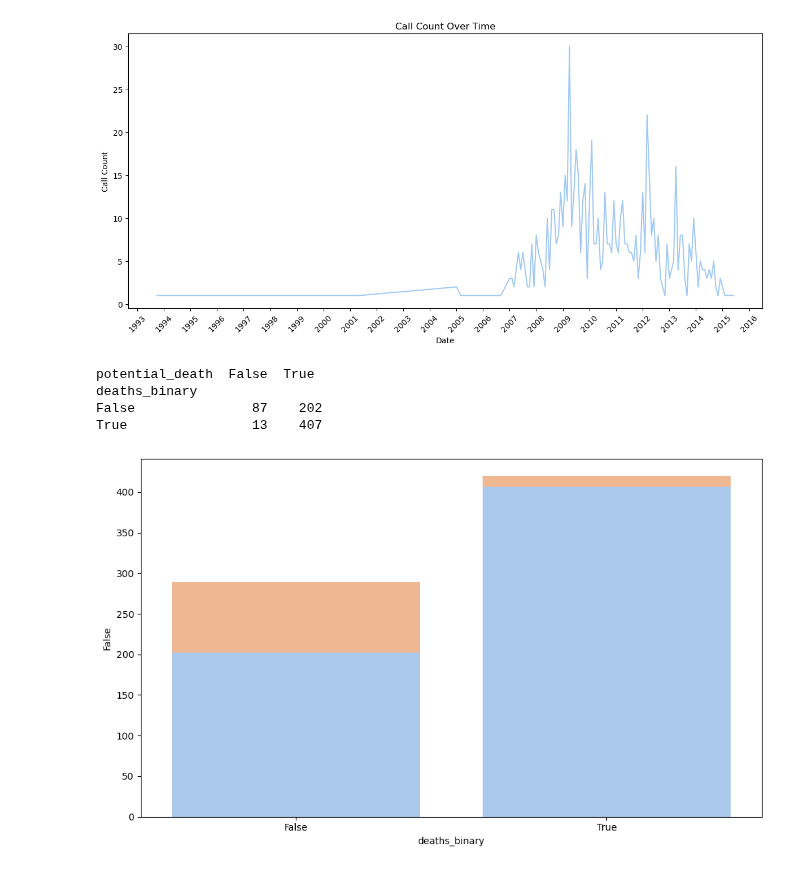
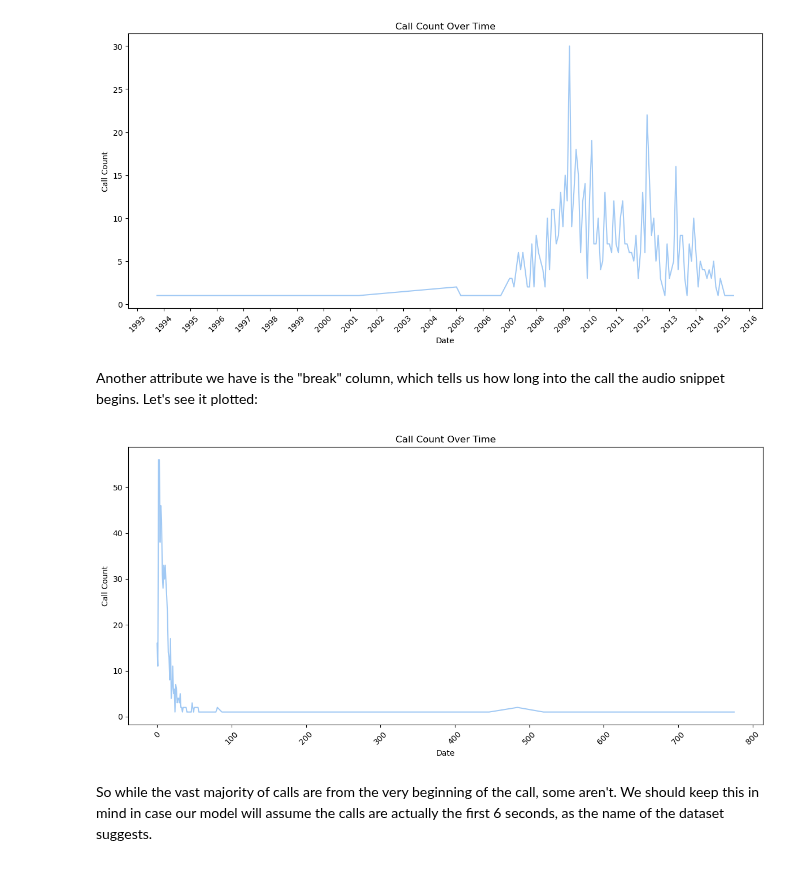
Before and after one commit to ramwtz/data-science-project, a Jupyter notebook: main.ipynb, the cells around one changed output. Saved outputs shown, nothing was run; the diff lists cells and outputs as text; code cells hidden in the pictures.

```diff
--- a/main.ipynb
+++ b/main.ipynb
@@ -77,0 +87,3 @@ First off, let's clean this data:
+# %%
+df_clean = df.drop_duplicates(subset=['link'])
+print(f"total dataset count after deduplication: {len(df_clean)}")
@@ -78,12 +128,4 @@ First off, let's clean this data:
 # %%
-# drop the duplicates
-df_clean = df.drop_duplicates(subset=['id'])
-print(f"total dataset count after deduplication: {len(df_clean)}") # 710 - no duplicates
-
-# Transform binaries to booleans
-df_clean['false_alarm'] = df['false_alarm'].replace({1: True, 0: False})
-df_clean['potential_death'] = df['potential_death'].replace({1: True, 0: False})
-df_clean['deaths_binary'] = df['deaths_binary'].replace({1: True, 0: False})
 
 # Transform the date from string to datetime
 def add_leading_zero(date_str):
@@ -95,8 +137,6 @@ def add_leading_zero(date_str):
         return date_str
 
 # Apply the function add_leading_zero to the 'date' column to make sure it starts with a 0
-df_clean['date'] = df['date'].astype(str).apply(add_leading_zero)
-
-# Assuming the 'date' column in your DataFrame is in datetime format
-df_clean['date_dt'] = pd.to_datetime(df_clean['date'], format='%m/%y', errors='coerce')
+df_clean['date_dt'] = pd.to_datetime(df['date'].astype(str).apply(add_leading_zero), format='%m/%y', errors='coerce')
+df_clean['date_dt']
 # %% [output]
@@ -115,0 +162,6 @@ Name: date_dt, Length: 710, dtype: datetime64[ns]
+# %%
+dfc = df.copy()
+# Transform binaries to booleans
+df_clean['false_alarm'] = dfc['false_alarm'].replace({1: True, 0: False})
+df_clean['potential_death'] = dfc['potential_death'].replace({1: True, 0: False})
+df_clean['deaths_binary'] = dfc['deaths_binary'].replace({1: True, 0: False})
@@ -202,26 +311,24 @@ plt.tight_layout()
 plt.show()
 # %% [output]
 [figure]
-# %%
-# Group the data by 'deaths_bool' and 'potential_deaths' columns and count the occurrences
-grouped_data = df_clean.groupby(['deaths_binary', 'potential_death'])['id'].count().unstack()
-print(grouped_data)
-# Create a bar chart
-plt.figure(figsize=(10, 6))
-sns.barplot(data=grouped_data.reset_index(), x='deaths_binary', y=True, color=next(palette), label='Potential Death')
-sns.barplot(data=grouped_data.reset_index(), x='deaths_binary', y=False, color=next(palette), label='Not Potential Death', bottom=grouped_data[True])
-
-ax.set_xlabel('Potential Deaths')
-ax.set_ylabel('Count')
-ax.set_title('Cases with Potential Deaths and Outcomes')
-ax.legend(title='Death Occurred', labels=['No', 'Yes'], loc='upper right')
-
-plt.xticks(rotation=0)  # Keep x-axis labels horizontal
-plt.tight_layout()
-plt.show()
-# %% [output]
-potential_death  False  True
-deaths_binary
-False               87    202
-True                13    407
-[figure, removed]
+# %% [markdown]
+Another attribute we have is the "break" column, which tells us how long into the call the audio snippet begins. Let's see it plotted:
+# %%
+# Group the data by date and count the calls for each date
+calls_by_break = df_clean.groupby('break')['id'].count().reset_index()
+
+# Create a line chart
+plt.figure(figsize=(12, 6))
+sns.lineplot(data=calls_by_break, x='break', y='id')
+
+plt.xticks(rotation=45)
+
+plt.xlabel('Date')
+plt.ylabel('Call Count')
+plt.title('Call Count Over Time')
+plt.tight_layout()
+plt.show()
+# %% [output]
+[figure, added]
+# %% [markdown]
+So while the vast majority of calls are from the very beginning of the call, some aren't. We should keep this in mind in case our model will assume the calls are actually the first 6 seconds, as the name of the dataset suggests.
```
Also changed, not shown: parts of 23 cells of this notebook.
